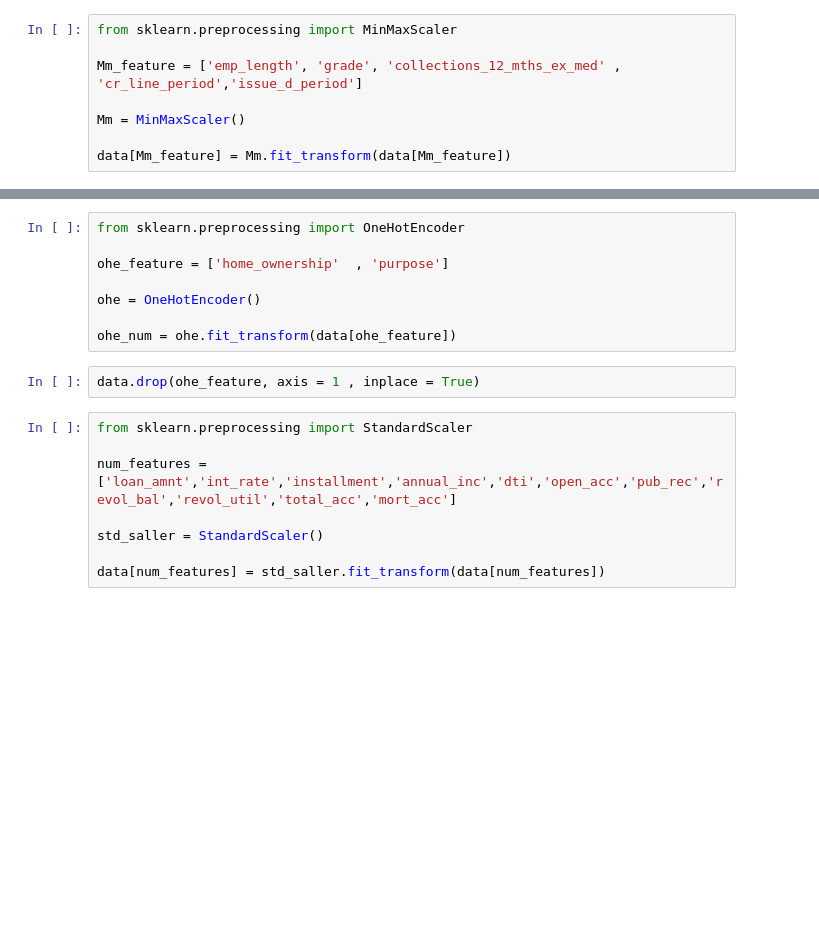
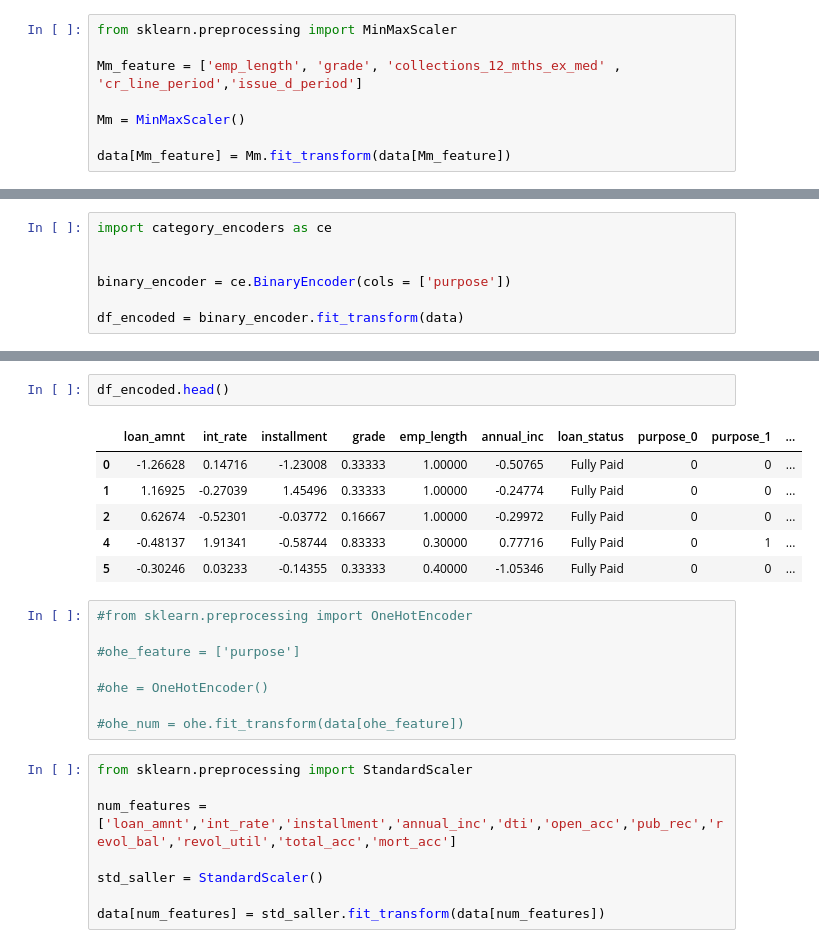
Before and after one commit to jiyoungeeeeeeeeeeeeeeeeeeeee/MLOps, a Jupyter notebook: Multi_random_train.ipynb, the cells around one changed output, grey strips where cells are left out. Saved outputs shown, nothing was run; the diff lists cells and outputs as text; blank space fills up the shorter version.

```diff
--- a/Multi_random_train.ipynb
+++ b/Multi_random_train.ipynb
@@ -239,0 +257,7 @@ data[Mm_feature] = Mm.fit_transform(data[Mm_feature])
+# %%
+import category_encoders as ce
+
+
+binary_encoder = ce.BinaryEncoder(cols = ['purpose'])
+
+df_encoded = binary_encoder.fit_transform(data)
@@ -240,13 +284,20 @@ data[Mm_feature] = Mm.fit_transform(data[Mm_feature])
+# %%
+df_encoded.head()
+# %% [output]
+|  | loan_amnt | int_rate | installment | grade | emp_length | annual_inc | loan_status | purpose_0 | purpose_1 | ... |
+| 0 | -1.26628 | 0.14716 | -1.23008 | 0.33333 | 1.00000 | -0.50765 | Fully Paid | 0 | 0 | ... |
+| 1 | 1.16925 | -0.27039 | 1.45496 | 0.33333 | 1.00000 | -0.24774 | Fully Paid | 0 | 0 | ... |
+| 2 | 0.62674 | -0.52301 | -0.03772 | 0.16667 | 1.00000 | -0.29972 | Fully Paid | 0 | 0 | ... |
+| 4 | -0.48137 | 1.91341 | -0.58744 | 0.83333 | 0.30000 | 0.77716 | Fully Paid | 0 | 1 | ... |
+| 5 | -0.30246 | 0.03233 | -0.14355 | 0.33333 | 0.40000 | -1.05346 | Fully Paid | 0 | 0 | ... |
 # %%
-from sklearn.preprocessing import OneHotEncoder
+#from sklearn.preprocessing import OneHotEncoder
 
-ohe_feature = ['home_ownership'  , 'purpose']
+#ohe_feature = ['purpose']
 
-ohe = OneHotEncoder()
+#ohe = OneHotEncoder()
 
-ohe_num = ohe.fit_transform(data[ohe_feature])
+#ohe_num = ohe.fit_transform(data[ohe_feature])
-# %%
-data.drop(ohe_feature, axis = 1 , inplace = True)
 # %%
 from sklearn.preprocessing import StandardScaler
 
```
Also changed, not shown: parts of 17 cells of this notebook.
